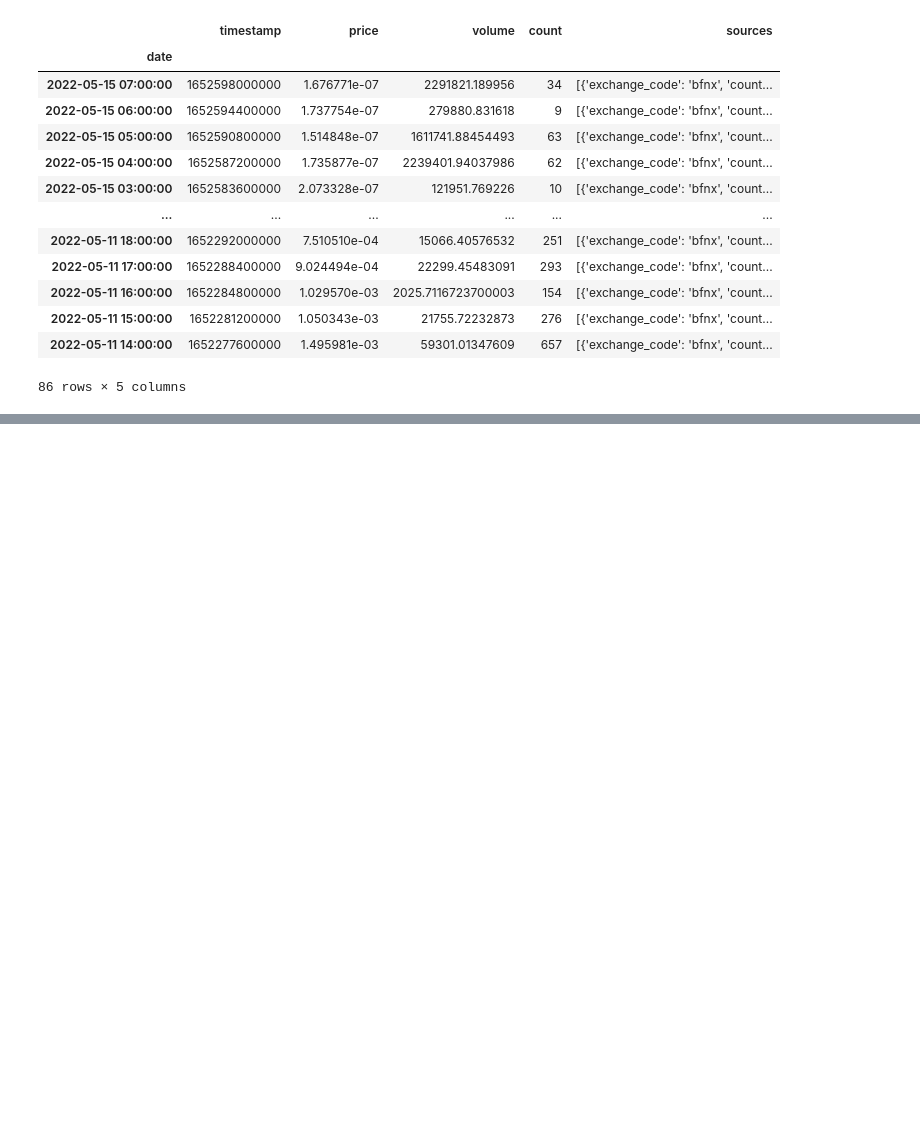
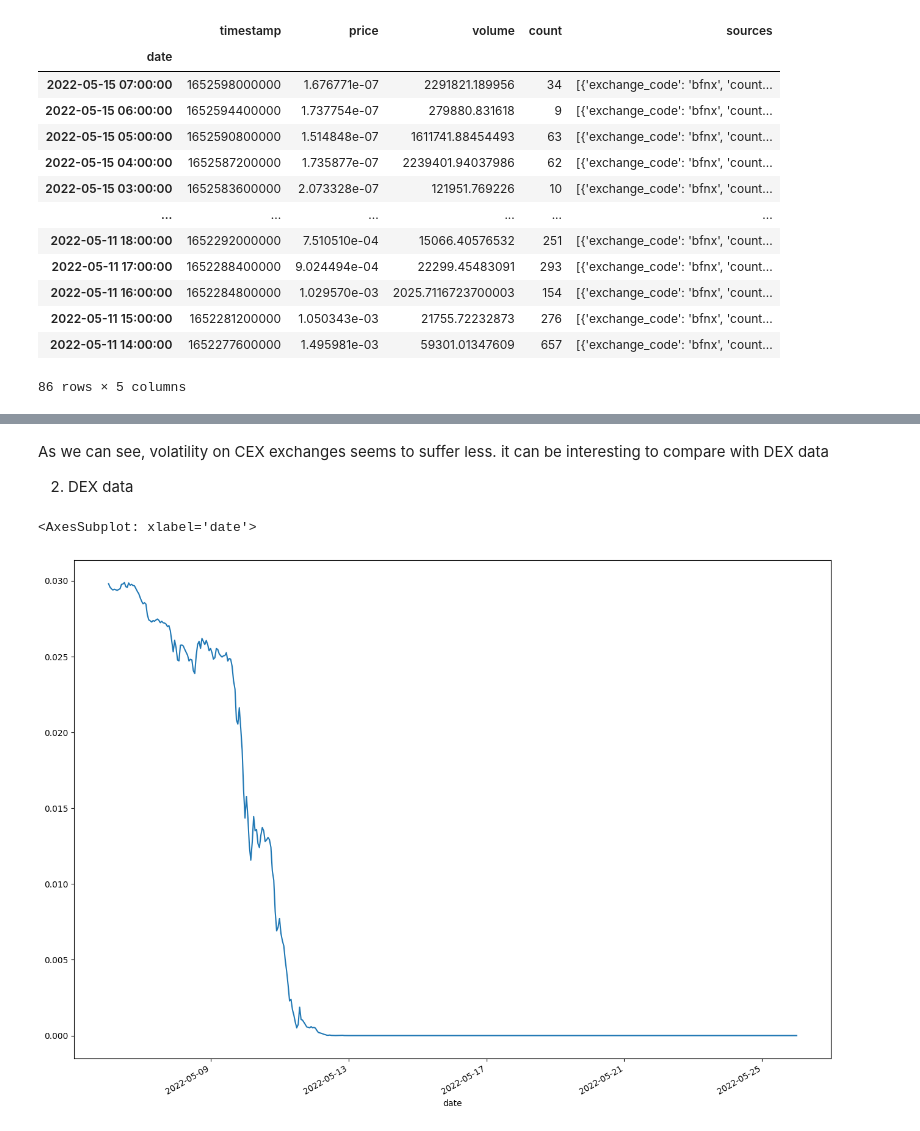
Before and after one commit to ExoMonk/oracle-benchmark, a Jupyter notebook: notebook.ipynb, the cells around one changed output, grey strips where cells are left out. Cells and saved outputs as stored; diff of their text form; code cells hidden in the pictures; blank space fills up the shorter version.

```diff
--- a/notebook.ipynb
+++ b/notebook.ipynb
@@ -209,0 +232,12 @@ plt.show()
+# %% [markdown]
+As we can see, volatility on CEX exchanges seems to suffer less. it can be interesting to compare with DEX data
+
+2. DEX data
+# %%
+KLoader = KaikoLoader("DEX")
+KLoader.data = KLoader.data.dropna(subset=['price'])
+KLoader.data = KLoader.data.set_index('date')
+KLoader.data['price'].plot(figsize=(16, 12))
+# %% [output]
+<AxesSubplot: xlabel='date'>
+[figure, added]
```
Also changed, not shown: parts of 5 cells of this notebook, 1 other file.
